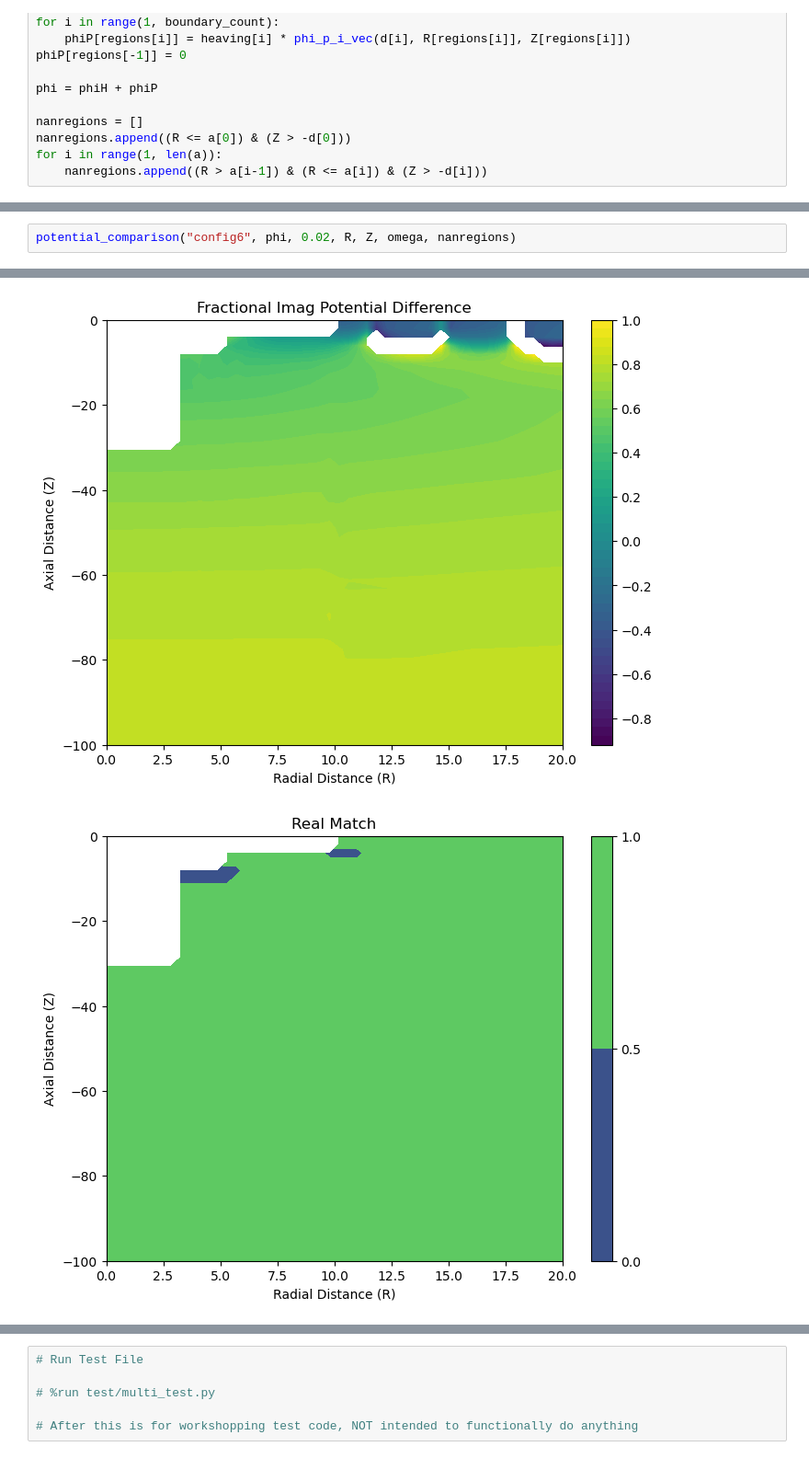
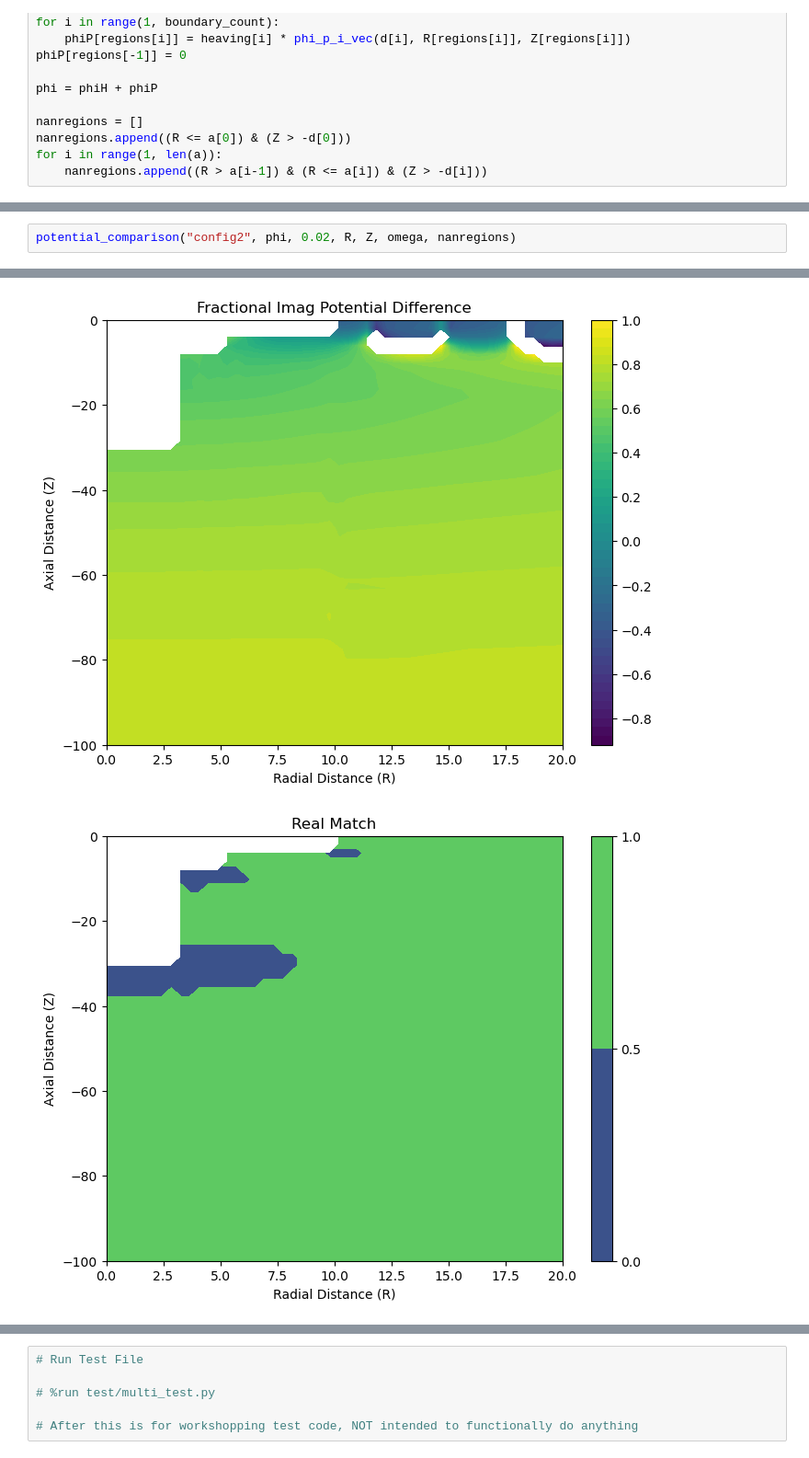
Before and after one commit to symbiotic-engineering/OpenFLASH, a Jupyter notebook: src/python/multi_MEEM.ipynb, the cells around one changed output, grey strips where cells are left out. Shown at 92% size. Saved outputs shown, nothing was run; the diff lists cells and outputs as text.

```diff
--- a/src/python/multi_MEEM.ipynb
+++ b/src/python/multi_MEEM.ipynb
@@ -629,5 +617,5 @@ def potential_comparison(filename, arr, threshold, R, Z, omega, nan_mask):
 
     return (match_r, match_i, is_within_threshold_r, is_within_threshold_i)
 # %%
-potential_comparison("config6", phi, 0.02, R, Z, omega, nanregions)
+potential_comparison("config2", phi, 0.02, R, Z, omega, nanregions)
 # %% [output]
@@ -641,2 +629,2 @@ potential_comparison("config6", phi, 0.02, R, Z, omega, nanregions)
 [figure]
-[figure, old version]
+[figure, new version]
```
Also changed, not shown: parts of 6 cells of this notebook, 2 other files.
